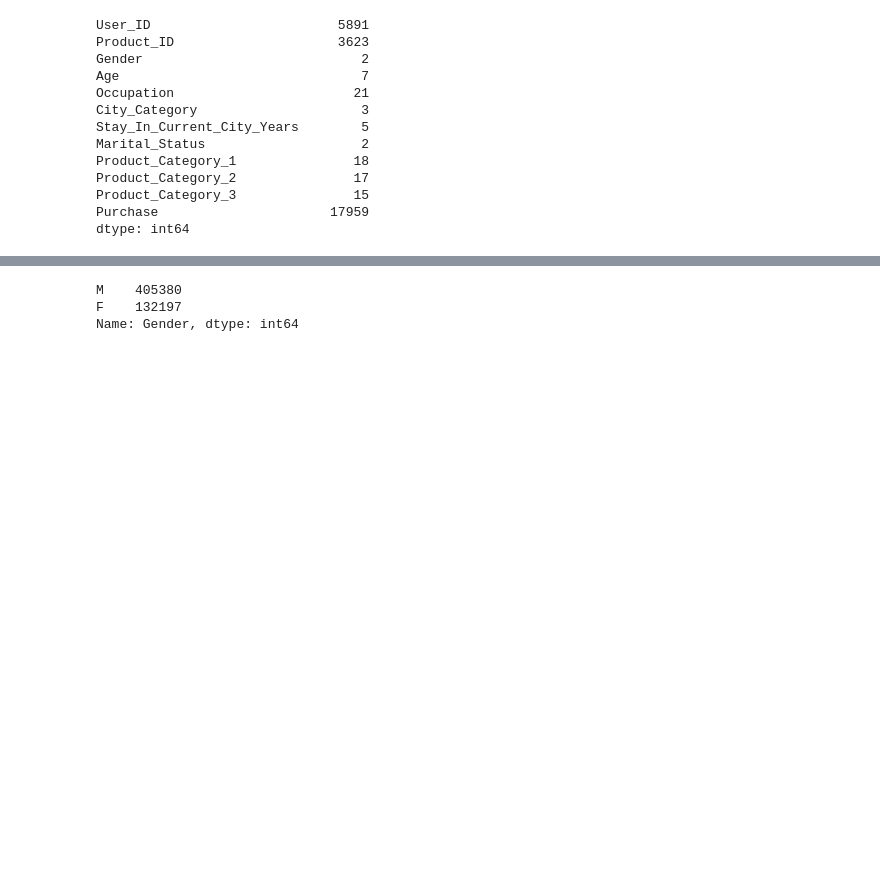
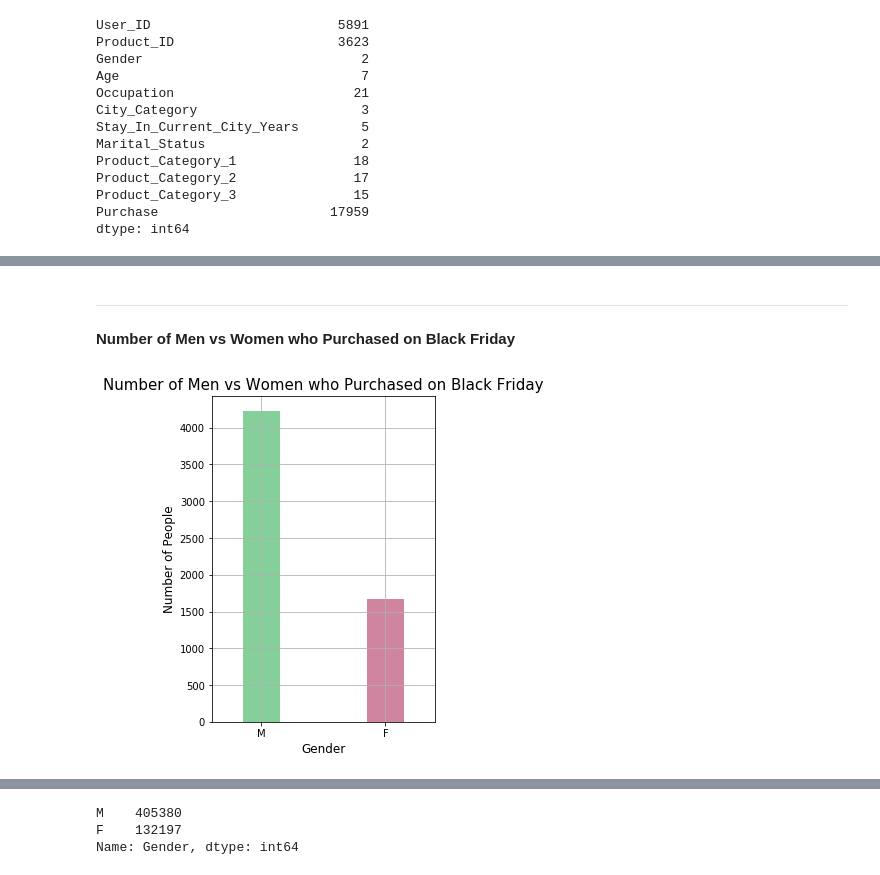
Before and after one commit to pinkdragon1000/Black-Friday-Project, a Jupyter notebook: Black Friday Analysis.ipynb, the cells around one changed output, grey strips where cells are left out. Drawn from its saved outputs; the diff is of its cells as text; code cells hidden in the pictures; blank space fills up the shorter version.

```diff
--- a/Black Friday Analysis.ipynb
+++ b/Black Friday Analysis.ipynb
@@ -71,0 +166,17 @@ dtype: int64
+# %% [markdown]
+<hr>
+# %% [markdown]
+**Number of Men vs Women who Purchased on Black Friday**
+# %%
+gender=df.groupby('User_ID').agg({'Gender':'first'})['Gender'].value_counts()
+# %%
+%matplotlib inline
+gender.plot(kind='bar', figsize=(4,6), width=0.3, color=[('#85cf9a', '#cf859f')], legend=False)
+plt.title("Number of Men vs Women who Purchased on Black Friday", fontsize="15")
+plt.xlabel("Gender", fontsize="12")
+plt.ylabel("Number of People", fontsize="12")
+plt.xticks(rotation=0)
+plt.grid()
+plt.show()
+# %% [output]
+[figure, added]
```
Also changed, not shown: parts of 100 cells of this notebook.
